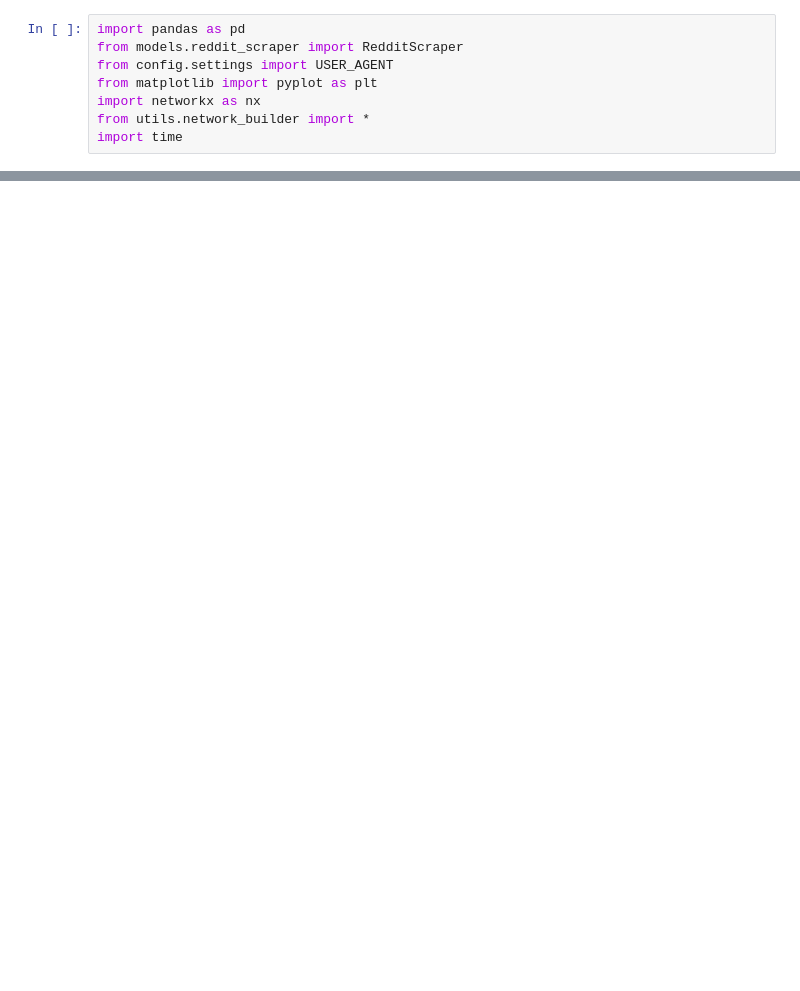
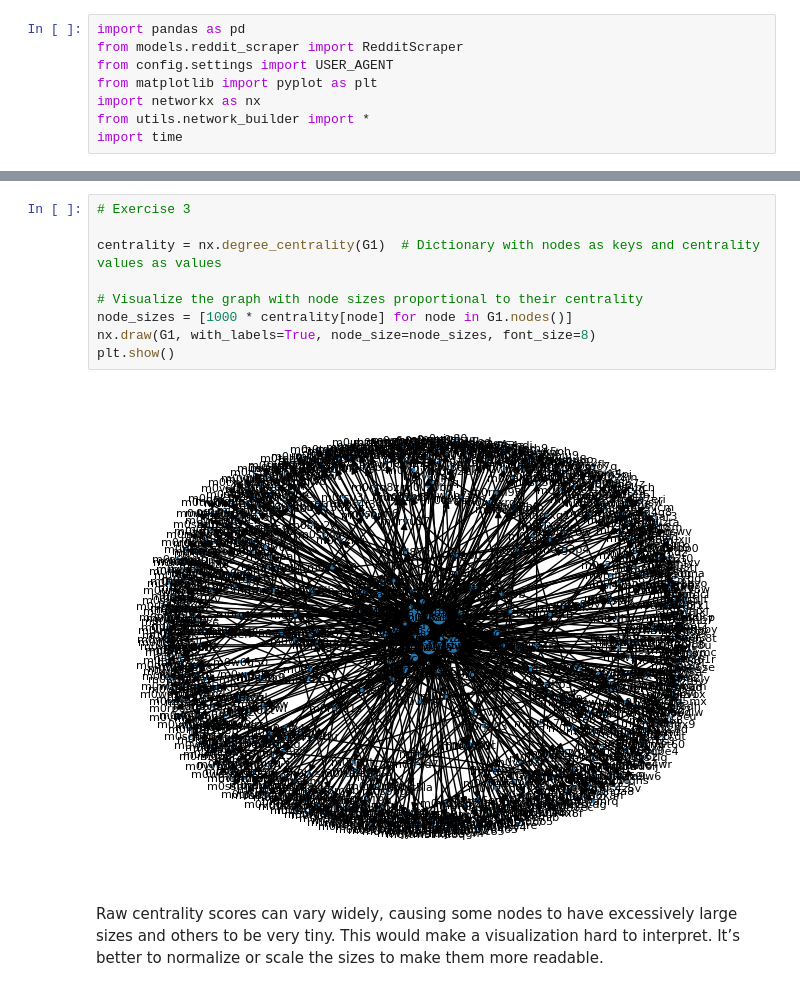
Before and after one commit to yingslim/oii-fsds-textanalysis, a Jupyter notebook: week4day2_lab.ipynb, the cells around one changed output, grey strips where cells are left out. Drawn from its saved outputs; the diff is of its cells as text; blank space fills up the shorter version.

```diff
--- a/week4day2_lab.ipynb
+++ b/week4day2_lab.ipynb
@@ -180,0 +226,13 @@ NikoKun - Tencreed: 4.472
+# %%
+# Exercise 3
+
+centrality = nx.degree_centrality(G1)  # Dictionary with nodes as keys and centrality values as values
+
+# Visualize the graph with node sizes proportional to their centrality
+node_sizes = [1000 * centrality[node] for node in G1.nodes()]
+nx.draw(G1, with_labels=True, node_size=node_sizes, font_size=8)
+plt.show()
+# %% [output]
+[figure, added]
+# %% [markdown]
+Raw centrality scores can vary widely, causing some nodes to have excessively large sizes and others to be very tiny. This would make a visualization hard to interpret. It’s better to normalize or scale the sizes to make them more readable.
```
Also changed, not shown: parts of 8 cells of this notebook.
